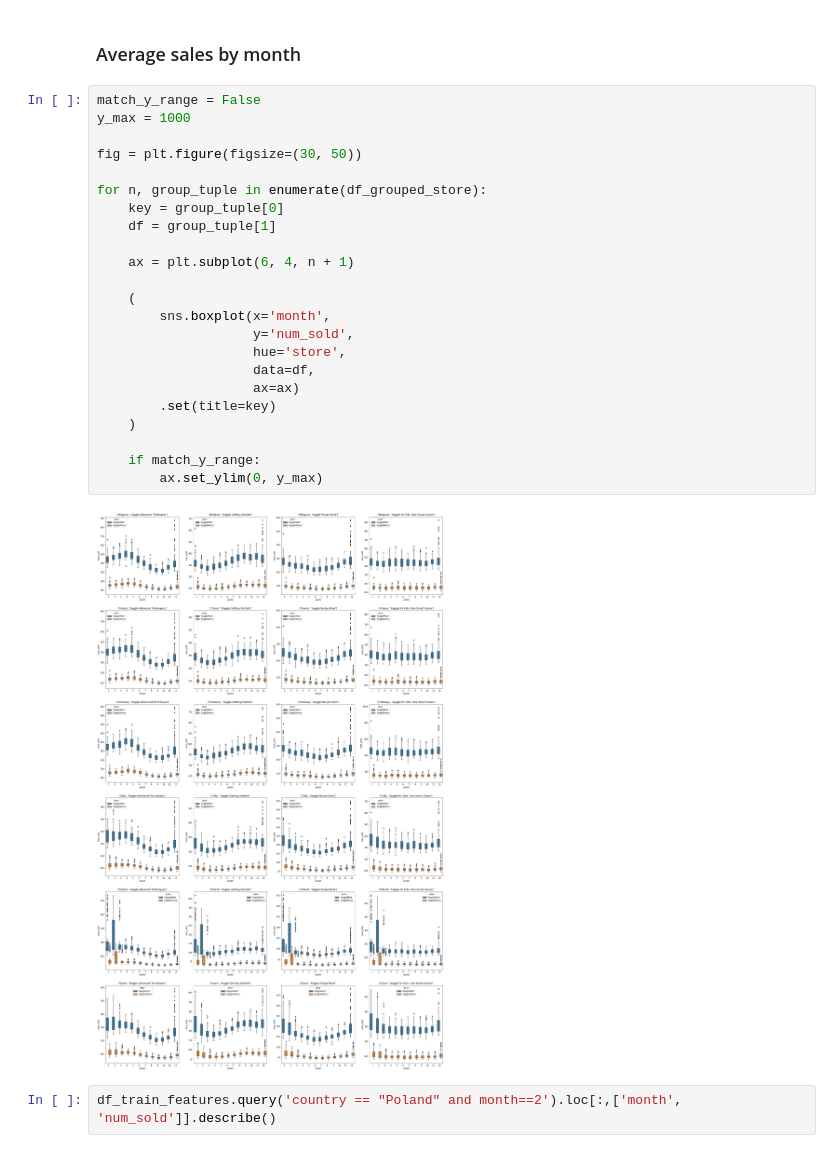
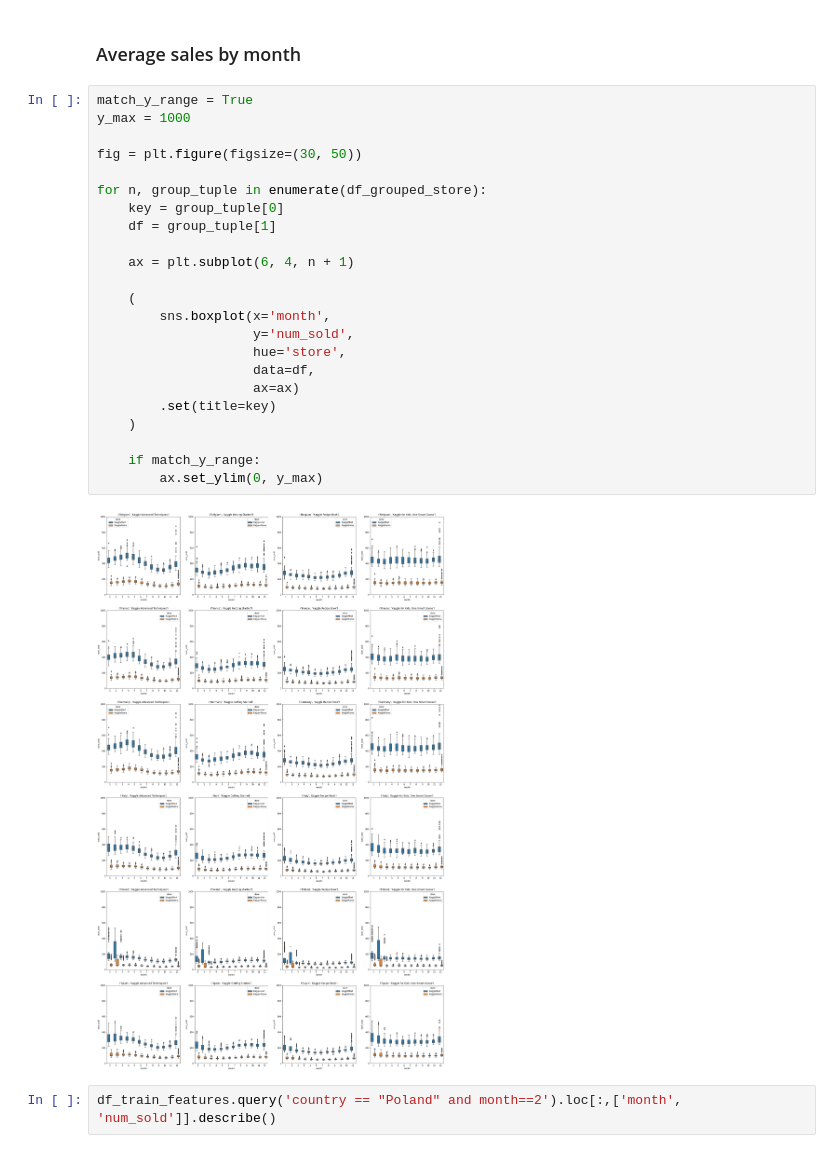
Before and after one commit to nayefahmad/kaggle-tabular-playground, a Jupyter notebook: 01-eda.ipynb, the cells around one changed output. Drawn from its saved outputs; the diff is of its cells as text.

```diff
--- a/01-eda.ipynb
+++ b/01-eda.ipynb
@@ -326,30 +326,30 @@ for n, group_tuple in enumerate(df_grouped_store):
 # %% [markdown]
 ### Average sales by month
 # %%
-match_y_range = False
+match_y_range = True
 y_max = 1000
 
 fig = plt.figure(figsize=(30, 50))
 
 for n, group_tuple in enumerate(df_grouped_store):
     key = group_tuple[0]
     df = group_tuple[1]
 
     ax = plt.subplot(6, 4, n + 1)
 
     (
         sns.boxplot(x='month',
                     y='num_sold',
                     hue='store',
                     data=df,
                     ax=ax)
         .set(title=key)
     )
 
     if match_y_range:
         ax.set_ylim(0, y_max)
 # %% [output]
-[figure, old version]
+[figure, new version]
 # %%
 df_train_features.query('country == "Poland" and month==2').loc[:,['month', 'num_sold']].describe()
 # %% [output]
```
